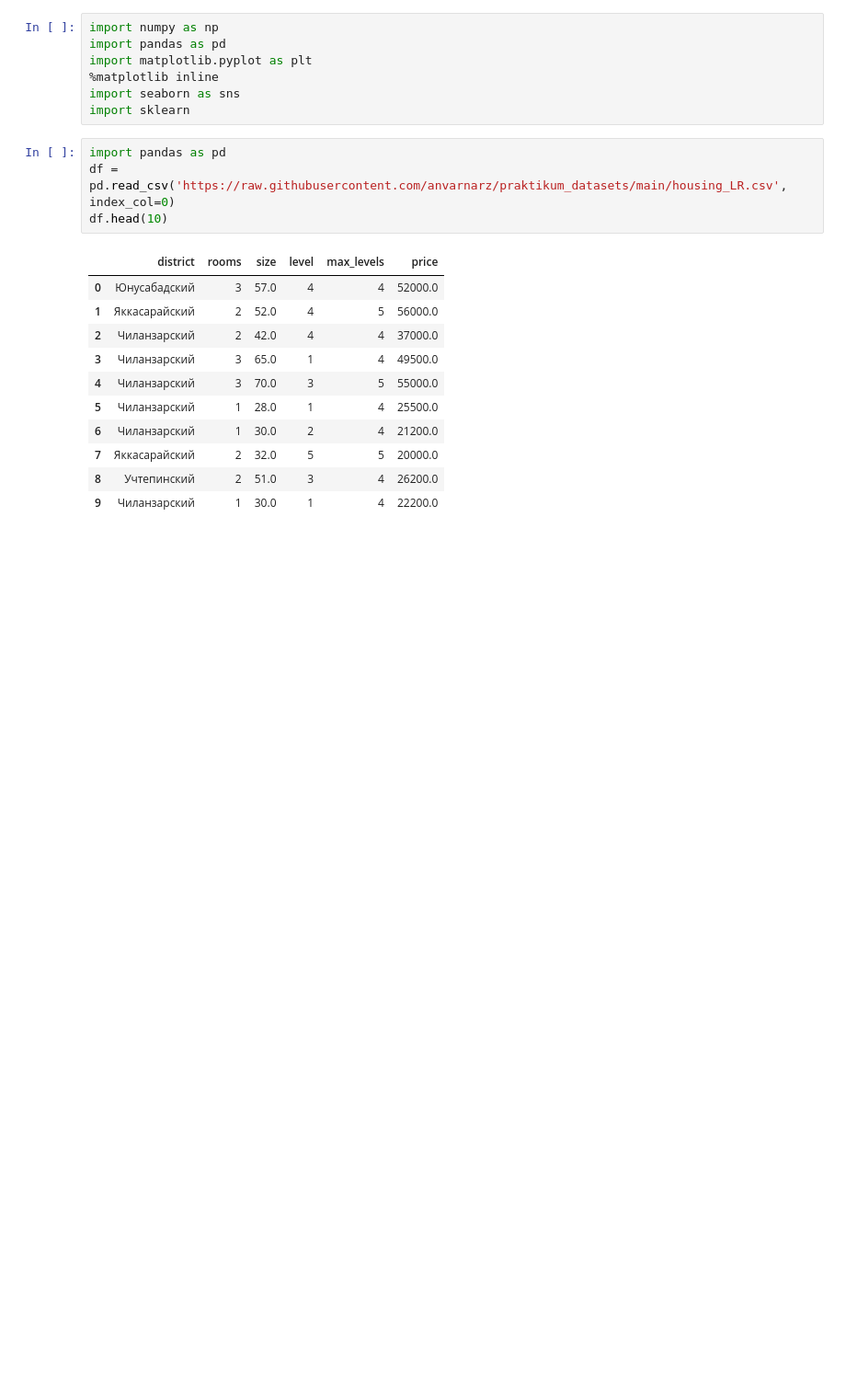
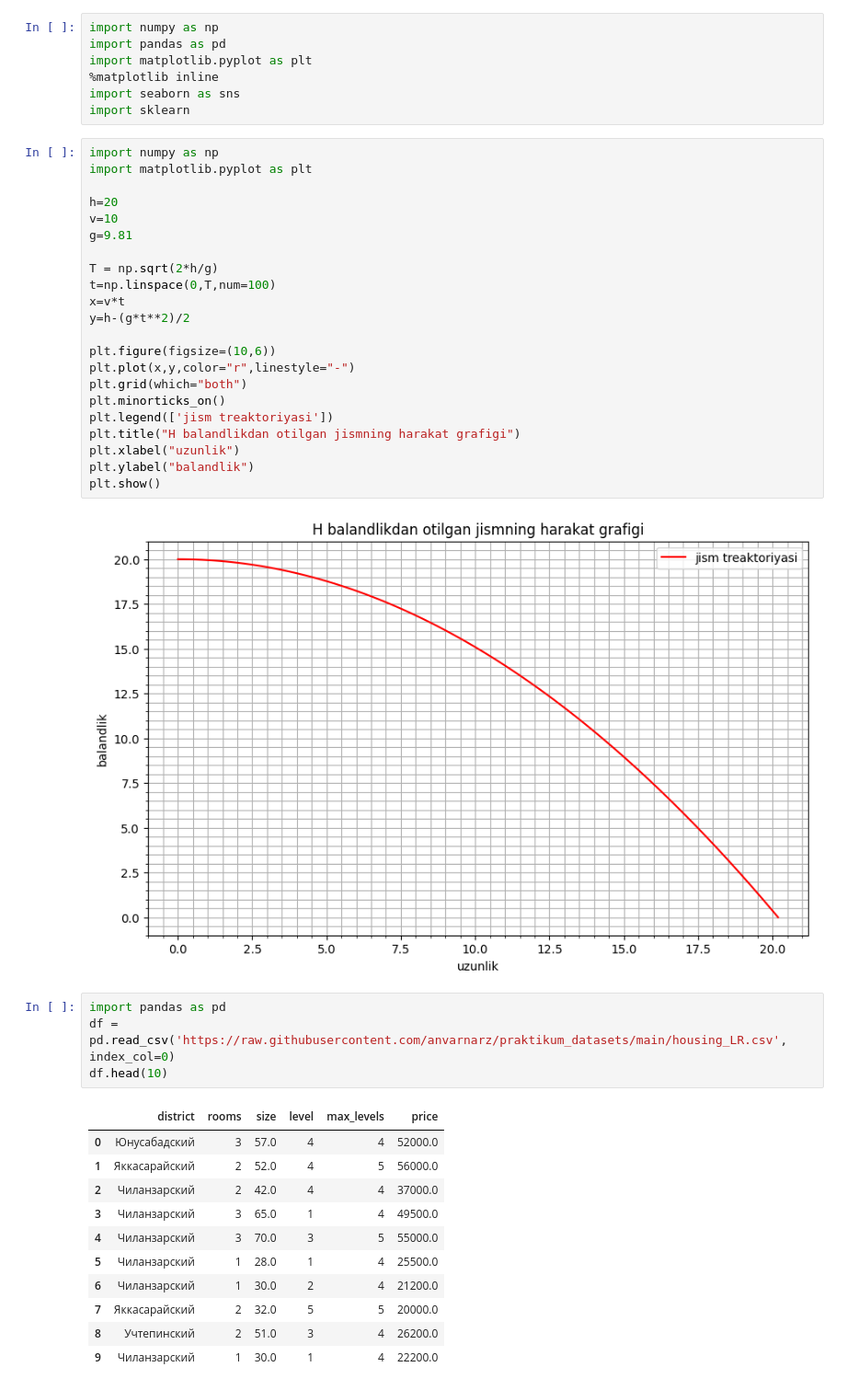
Before and after one commit to Doston-ai/Data-Science-Practicum, a Jupyter notebook: ML/Supervised_Learning/Regression/linear_regression.ipynb, the cells around one changed output. Shown at 92% size. Cells and saved outputs as stored; diff of their text form; blank space fills up the shorter version.

```diff
--- a/ML/Supervised_Learning/Regression/linear_regression.ipynb
+++ b/ML/Supervised_Learning/Regression/linear_regression.ipynb
@@ -5,6 +5,30 @@ import matplotlib.pyplot as plt
 %matplotlib inline
 import seaborn as sns
 import sklearn
+# %%
+import numpy as np
+import matplotlib.pyplot as plt
+
+h=20
+v=10
+g=9.81
+
+T = np.sqrt(2*h/g)
+t=np.linspace(0,T,num=100)
+x=v*t
+y=h-(g*t**2)/2
+
+plt.figure(figsize=(10,6))
+plt.plot(x,y,color="r",linestyle="-")
+plt.grid(which="both")
+plt.minorticks_on()
+plt.legend(['jism treaktoriyasi'])
+plt.title("H balandlikdan otilgan jismning harakat grafigi")
+plt.xlabel("uzunlik")
+plt.ylabel("balandlik")
+plt.show()
+# %% [output]
+[figure, added]
 # %%
 import pandas as pd
 df = pd.read_csv('https://raw.githubusercontent.com/anvarnarz/praktikum_datasets/main/housing_LR.csv', index_col=0)
```
Also changed, not shown: parts of 9 cells of this notebook.
